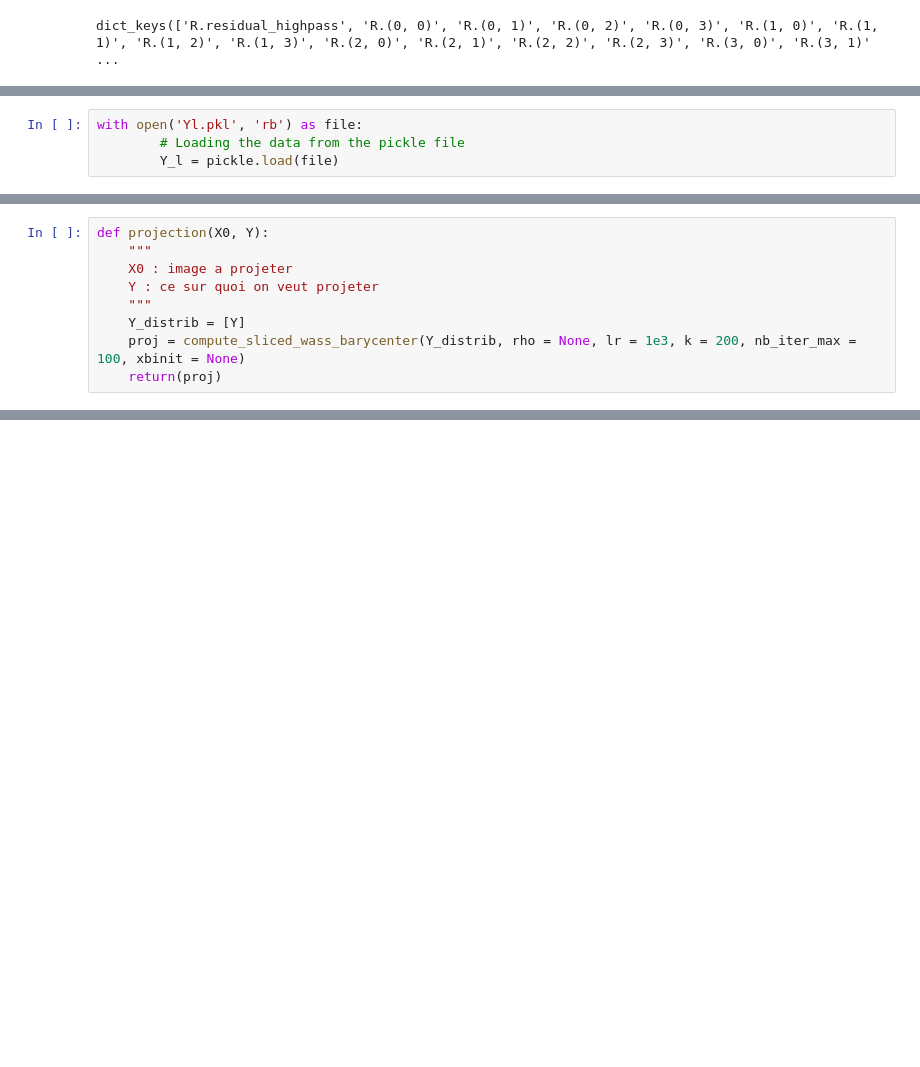
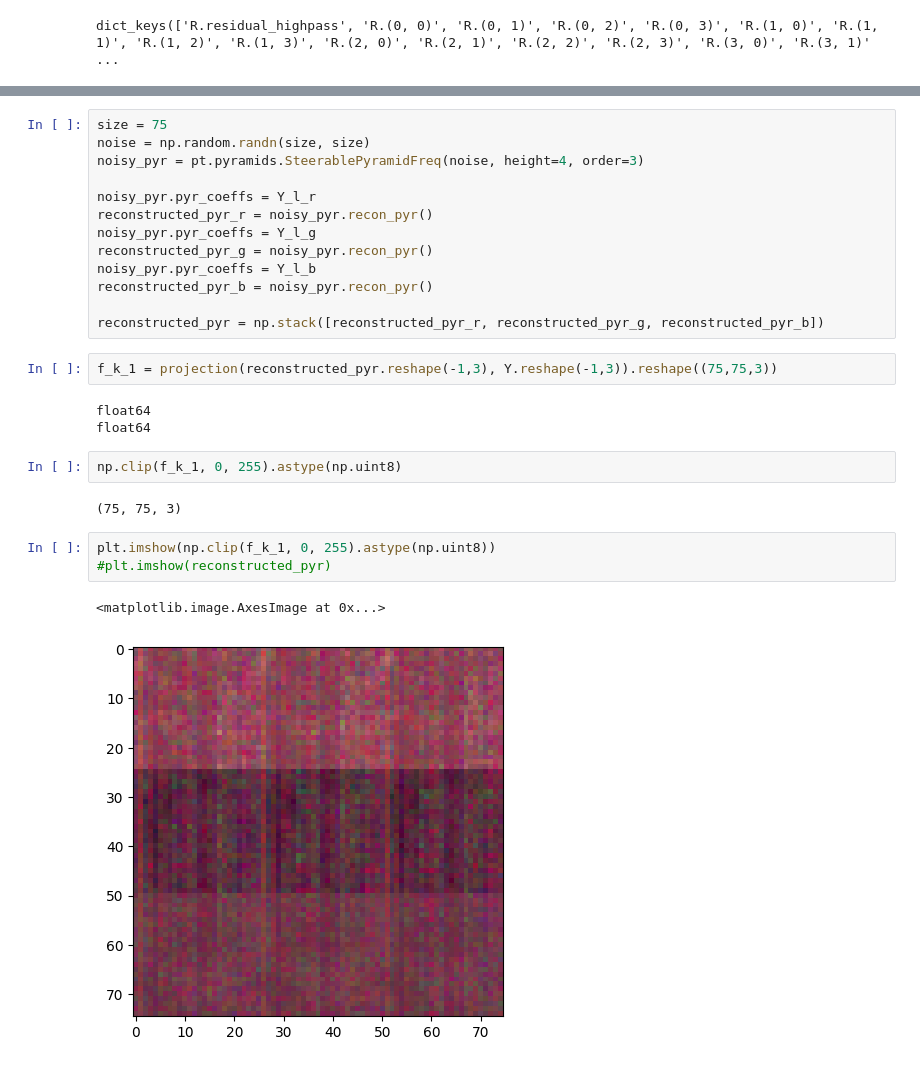
Before and after one commit to mchabrol/Convolutional-Wasserstein-Distances, a Jupyter notebook: 4_2_implementation.ipynb, the cells around one changed output, grey strips where cells are left out. Drawn from its saved outputs; the diff is of its cells as text; blank space fills up the shorter version.

```diff
--- a/4_2_implementation.ipynb
+++ b/4_2_implementation.ipynb
@@ -671,4 +447,0 @@ array([[[2, 0, 0],
-# %%
-with open('Yl.pkl', 'rb') as file:
-        # Loading the data from the pickle file
-        Y_l = pickle.load(file)
@@ -699,9 +447,0 @@ Y_l.keys()
-# %%
-def projection(X0, Y):
-    """
-    X0 : image a projeter
-    Y : ce sur quoi on veut projeter
-    """
-    Y_distrib = [Y]
-    proj = compute_sliced_wass_barycenter(Y_distrib, rho = None, lr = 1e3, k = 200, nb_iter_max = 100, xbinit = None)
-    return(proj)
@@ -719,0 +494,28 @@ plt.legend()
+# %%
+size = 75
+noise = np.random.randn(size, size)
+noisy_pyr = pt.pyramids.SteerablePyramidFreq(noise, height=4, order=3)
+
+noisy_pyr.pyr_coeffs = Y_l_r
+reconstructed_pyr_r = noisy_pyr.recon_pyr()
+noisy_pyr.pyr_coeffs = Y_l_g
+reconstructed_pyr_g = noisy_pyr.recon_pyr()
+noisy_pyr.pyr_coeffs = Y_l_b
+reconstructed_pyr_b = noisy_pyr.recon_pyr()
+
+reconstructed_pyr = np.stack([reconstructed_pyr_r, reconstructed_pyr_g, reconstructed_pyr_b])
+# %%
+f_k_1 = projection(reconstructed_pyr.reshape(-1,3), Y.reshape(-1,3)).reshape((75,75,3))
+# %% [output]
+float64
+float64
+# %%
+np.clip(f_k_1, 0, 255).astype(np.uint8)
+# %% [output]
+(75, 75, 3)
+# %%
+plt.imshow(np.clip(f_k_1, 0, 255).astype(np.uint8))
+#plt.imshow(reconstructed_pyr)
+# %% [output]
+<matplotlib.image.AxesImage at 0x...>
+[figure, added]
```
Also changed, not shown: parts of 28 cells of this notebook.
